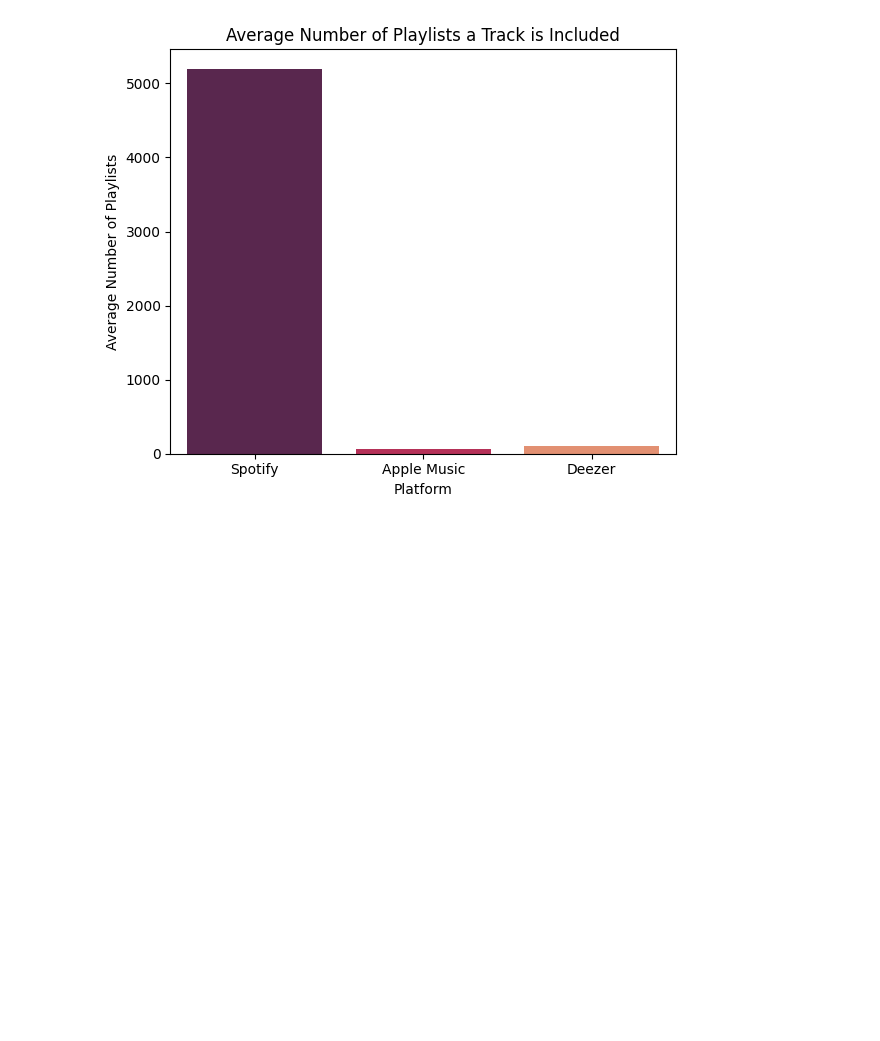
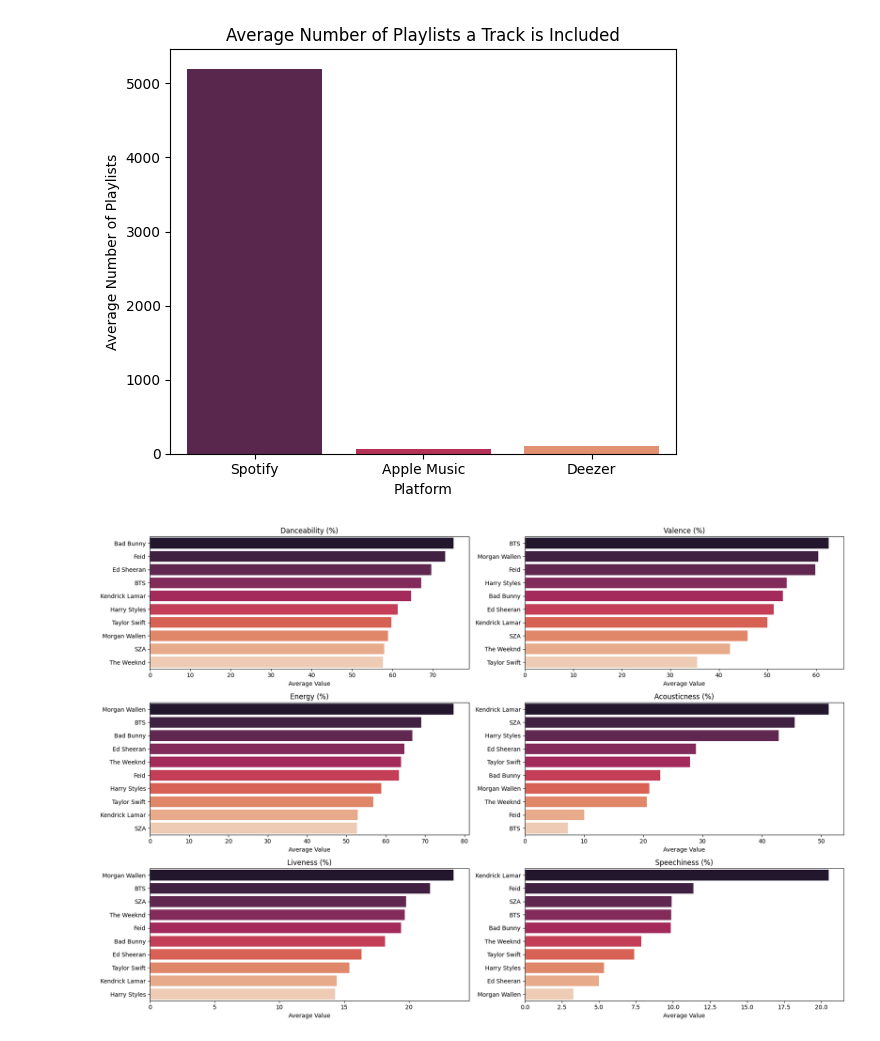
Before and after one commit to janaStani/CPA-MSSS, a Jupyter notebook: cross-platform-analysis.ipynb, the cells around one changed output. Saved outputs shown, nothing was run; the diff lists cells and outputs as text; code cells hidden in the pictures; blank space fills up the shorter version.

```diff
--- a/cross-platform-analysis.ipynb
+++ b/cross-platform-analysis.ipynb
@@ -345,3 +347,45 @@ plt.show()
 1  Apple Music                    67.812172
 2       Deezer                   109.740275
 [figure]
+# %%
+# Top 10 artists based on the number of songs
+top_artists = df['artist(s)_name'].value_counts().head(10).index
+top_artists_df = df[df['artist(s)_name'].isin(top_artists)]
+
+# Calculate average values of audio features for the top 10 artists
+audio_features = ['danceability_%', 'valence_%', 'energy_%', 'acousticness_%', 'liveness_%', 'speechiness_%']
+top_artists_features = top_artists_df.groupby('artist(s)_name')[audio_features].mean()
+
+# Set up the plotting
+fig, axes = plt.subplots(nrows=3, ncols=2, figsize=(18, 12))
+axes = axes.flatten()
+
+# Titles for the plots
+feature_titles = {
+    'danceability_%': 'Danceability (%)',
+    'valence_%': 'Valence (%)',
+    'energy_%': 'Energy (%)',
+    'acousticness_%': 'Acousticness (%)',
+    'liveness_%': 'Liveness (%)',
+    'speechiness_%': 'Speechiness (%)'
+}
+
+# Plot each feature
+for idx, feature in enumerate(audio_features):
+    # Sort the average values
+    sorted_features = top_artists_features[feature].sort_values(ascending=False)
+
+    sns.barplot(x=sorted_features.values, y=sorted_features.index, palette="rocket", ax=axes[idx])
+    axes[idx].set_title(feature_titles[feature], fontsize=12)
+    axes[idx].set_xlabel('Average Value')
+    axes[idx].set_ylabel('')
+
+# Remove any unused subplots
+for ax in axes[len(audio_features):]:
+    fig.delaxes(ax)
+
+# Adjust layout
+plt.tight_layout()
+plt.show()
+# %% [output]
+[figure, added]
```
Also changed, not shown: parts of 4 cells of this notebook.
